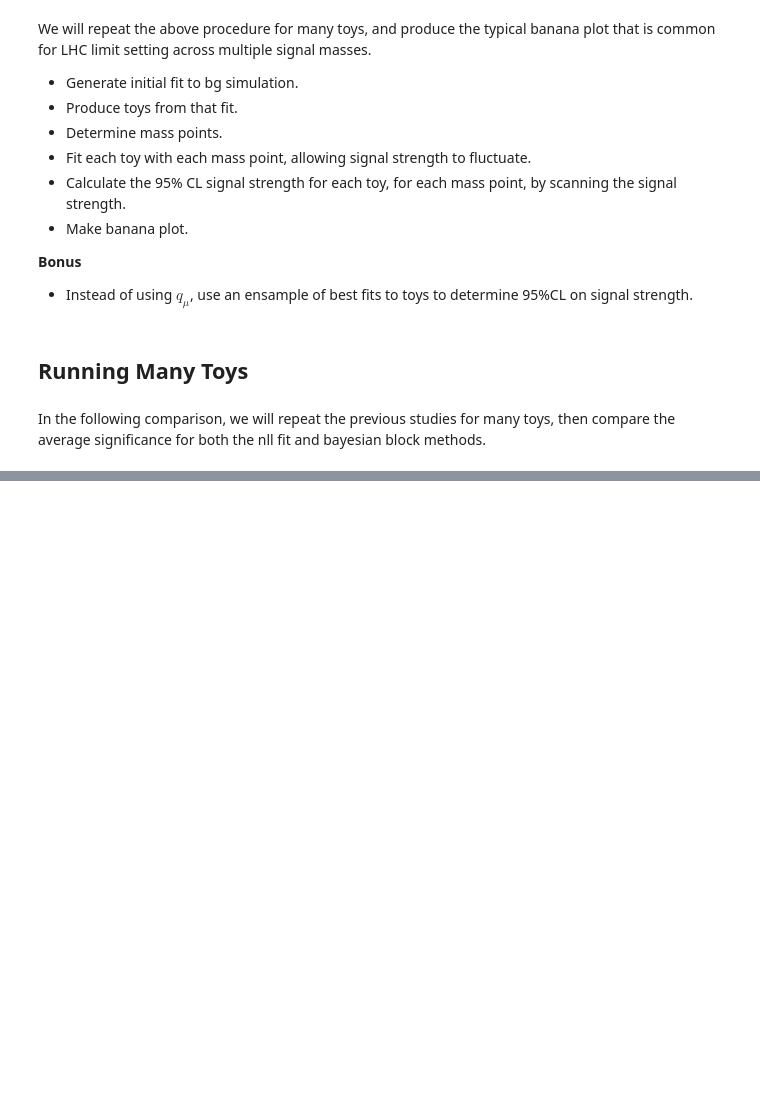
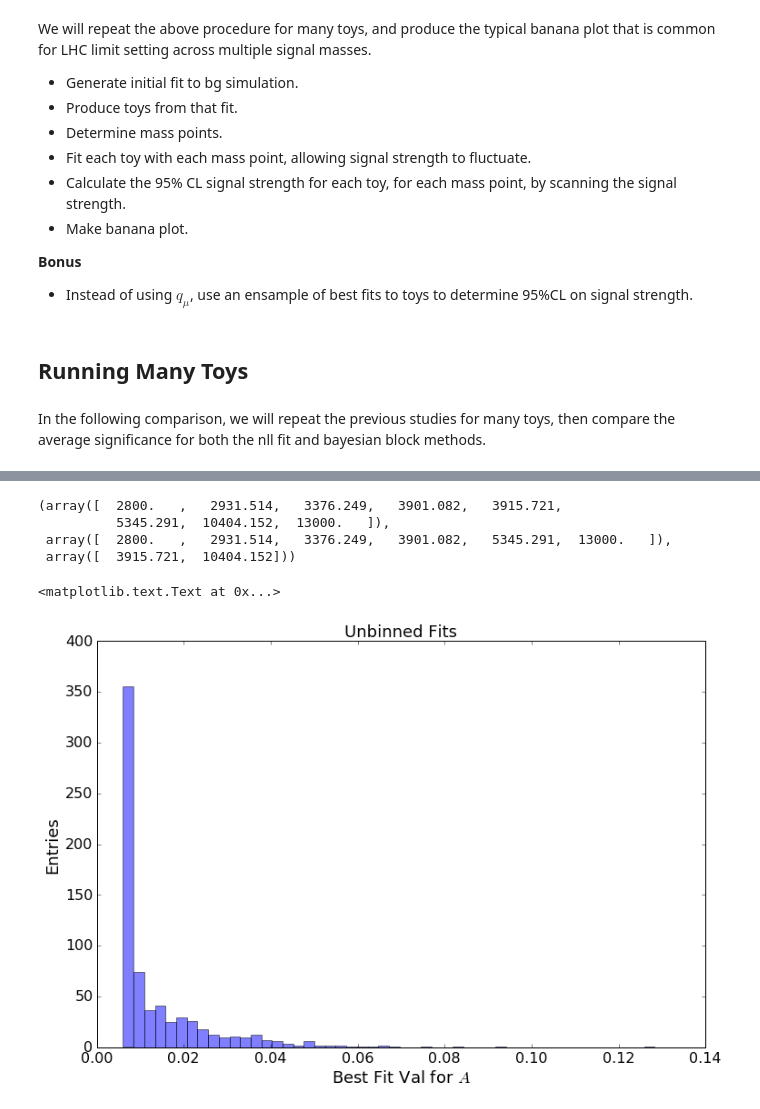
Before and after one commit to pollackscience/BayesianBlocks, a Jupyter notebook: bb/hep/bh_writeup.ipynb, the cells around one changed output, grey strips where cells are left out. Cells and saved outputs as stored; diff of their text form; code cells hidden in the pictures; blank space fills up the shorter version.

```diff
--- a/bb/hep/bh_writeup.ipynb
+++ b/bb/hep/bh_writeup.ipynb
@@ -423 +387,18 @@ plt.legend()
+# %%
+be_hybrid, be_bg, be_sig
+# %% [output]
+(array([  2800.   ,   2931.514,   3376.249,   3901.082,   3915.721,
+          5345.291,  10404.152,  13000.   ]),
+ array([  2800.   ,   2931.514,   3376.249,   3901.082,   5345.291,  13000.   ]),
+ array([  3915.721,  10404.152]))
+# %%
+plt.hist(unbinned_A[1], bins=50, alpha=0.5)
+plt.xlabel('Best Fit Val for $A$')
+plt.ylabel('Entries')
+#plt.hist(binned_A_100[2], bins=50, alpha=0.5)
+#plt.hist(unbinned_A[0], bins=50, alpha=0.5)
+plt.title('Unbinned Fits')
+# %% [output]
+<matplotlib.text.Text at 0x...>
+[figure, added]
 # %%
```
Also changed, not shown: parts of 17 cells of this notebook, 2 other files.
